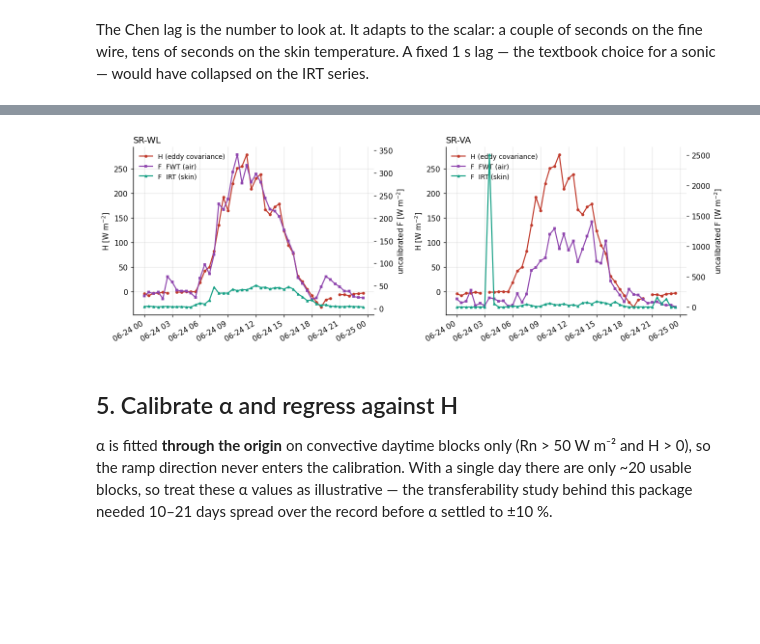
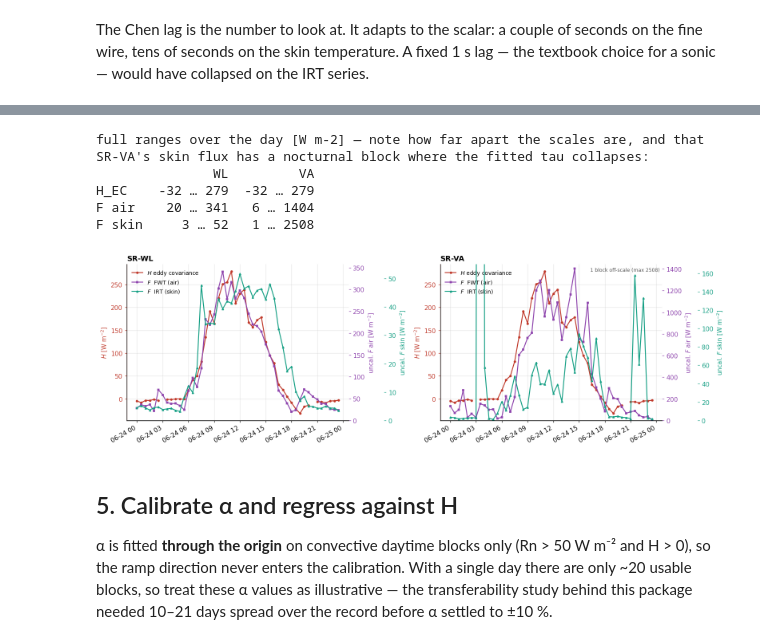
Before and after one commit to nbambach-blip/srflux, a Jupyter notebook: examples/wes_one_day.ipynb, the cells around one changed output, grey strips where cells are left out. Drawn from its saved outputs; the diff is of its cells as text; code cells hidden in the pictures; blank space fills up the shorter version.

```diff
--- a/examples/wes_one_day.ipynb
+++ b/examples/wes_one_day.ipynb
@@ -221,23 +226,62 @@ falls with H through the day. Calibration is a single multiplicative constant.
-# %%
-fig, axes = plt.subplots(1, 2, figsize=(12, 4.2), sharex=True)
-for ax, meth in zip(axes, ["WL", "VA"]):
-    ax2 = ax.twinx()
-    ax.plot(d.index, d.H, "-o", ms=3, color="#c0392b", label="H (eddy covariance)")
-    ax2.plot(d.index, d[f"{meth}_FWT_F"], "-s", ms=3, color="#8e44ad",
-             label="F  FWT (air)")
-    ax2.plot(d.index, d[f"{meth}_IRT_F"], "-^", ms=3, color="#16a085",
-             label="F  IRT (skin)")
-    ax.set_ylabel("H [W m$^{-2}$]")
-    ax2.set_ylabel("uncalibrated F [W m$^{-2}$]")
-    ax2.grid(False)
-    ax.set_title(f"SR-{meth}", loc="left")
-    h1, l1 = ax.get_legend_handles_labels()
-    h2, l2 = ax2.get_legend_handles_labels()
-    ax.legend(h1 + h2, l1 + l2, frameon=False, fontsize=9, loc="upper left")
-fig.autofmt_xdate()
-plt.tight_layout()
-# %% [output]
-[figure, removed]
+# %%
+# Three quantities, three scales: H is O(100) W m-2, the air ramp flux O(10-300), and the
+# skin ramp flux an order of magnitude smaller again. Each gets its own axis, and the axis
+# is coloured to match its series so the reader is never guessing which scale to read.
+fig, axes = plt.subplots(1, 2, figsize=(14.5, 4.6), sharex=True)
+C_H, C_AIR, C_SKIN = "#c0392b", "#8e44ad", "#16a085"
+
+for ax, meth in zip(axes, ["WL", "VA"]):
+    ax_air = ax.twinx()
+    ax_skin = ax.twinx()
+    ax_skin.spines["right"].set_position(("axes", 1.16))   # push the third axis outward
+
+    l0, = ax.plot(d.index, d.H, "-o", ms=3, color=C_H, label="$H$ eddy covariance")
+    l1, = ax_air.plot(d.index, d[f"{meth}_FWT_F"], "-s", ms=3, color=C_AIR,
+                      label="$F$  FWT (air)")
+    l2, = ax_skin.plot(d.index, d[f"{meth}_IRT_F"], "-^", ms=3, color=C_SKIN,
+                       label="$F$  IRT (skin)")
+
+    # robust limits: a single block whose tau collapses can send A/tau to thousands of
+    # W m-2 and squash everything else flat. Clip the view, and say how much is off-scale.
+    for a, col in ((ax_air, f"{meth}_FWT_F"), (ax_skin, f"{meth}_IRT_F")):
+        v = d[col].to_numpy(float)
+        hi_lim = np.nanpercentile(v, 97) * 1.15
+        a.set_ylim(min(0, np.nanmin(v)), hi_lim)
+        n_off = int(np.nansum(v > hi_lim))
+        if n_off:
+            a.annotate(f"{n_off} block off-scale (max {np.nanmax(v):.0f})",
+                       xy=(0.99, 0.98), xycoords="axes fraction", ha="right", va="top",
+                       fontsize=8, color="#555555")
+
+    ax.set_ylabel("$H$ [W m$^{-2}$]", color=C_H)
+    ax_air.set_ylabel("uncal. $F$ air [W m$^{-2}$]", color=C_AIR)
+    ax_skin.set_ylabel("uncal. $F$ skin [W m$^{-2}$]", color=C_SKIN)
+    for a, c in ((ax, C_H), (ax_air, C_AIR), (ax_skin, C_SKIN)):
+        a.tick_params(axis="y", colors=c)
+        a.spines["right"].set_color(c)
+    ax.spines["left"].set_color(C_H)
+    ax_air.grid(False)
+    ax_skin.grid(False)
+    ax.set_title(f"SR-{meth}", loc="left", fontweight="bold")
+    ax.legend(handles=[l0, l1, l2], frameon=False, fontsize=9, loc="upper left")
+
+fig.autofmt_xdate()
+plt.tight_layout()
+
+print("full ranges over the day [W m-2] — note how far apart the scales are, and that")
+print("SR-VA's skin flux has a nocturnal block where the fitted tau collapses:")
+print(pd.DataFrame({m: {"H_EC": f"{d.H.min():.0f} … {d.H.max():.0f}",
+                        "F air":  f"{d[f'{m}_FWT_F'].min():.0f} … {d[f'{m}_FWT_F'].max():.0f}",
+                        "F skin": f"{d[f'{m}_IRT_F'].min():.0f} … {d[f'{m}_IRT_F'].max():.0f}"}
+                    for m in ("WL", "VA")}).to_string())
+# %% [output]
+full ranges over the day [W m-2] — note how far apart the scales are, and that
+SR-VA's skin flux has a nocturnal block where the fitted tau collapses:
+               WL         VA
+H_EC    -32 … 279  -32 … 279
+F air    20 … 341   6 … 1404
+F skin     3 … 52   1 … 2508
+[figure, added]
 # %% [markdown]
 ## 5. Calibrate α and regress against H
 
```
Also changed, not shown: parts of 1 cell of this notebook.
